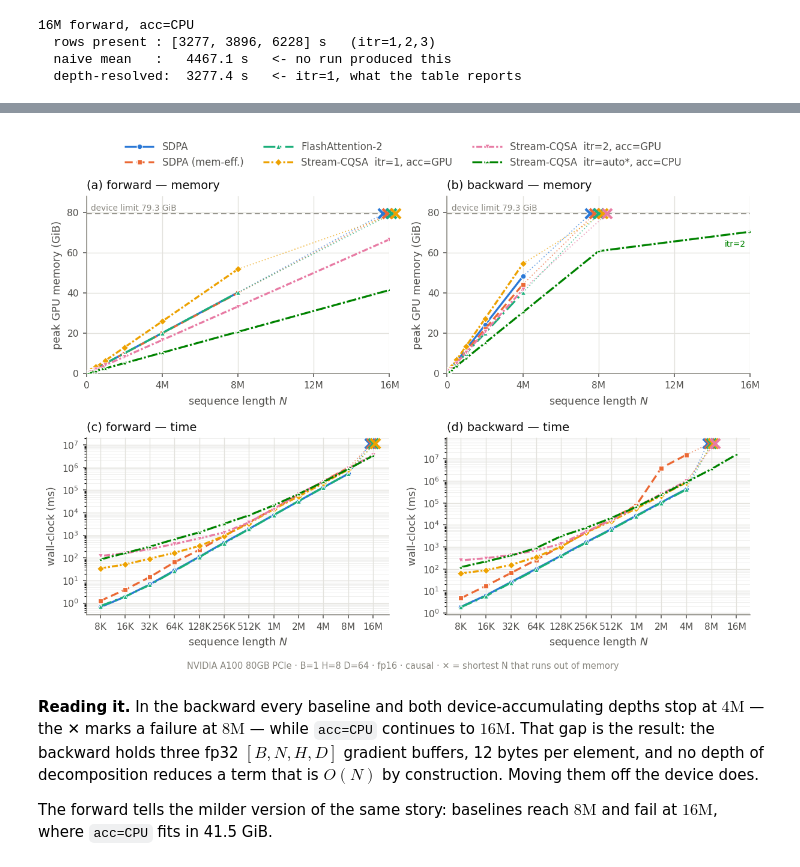
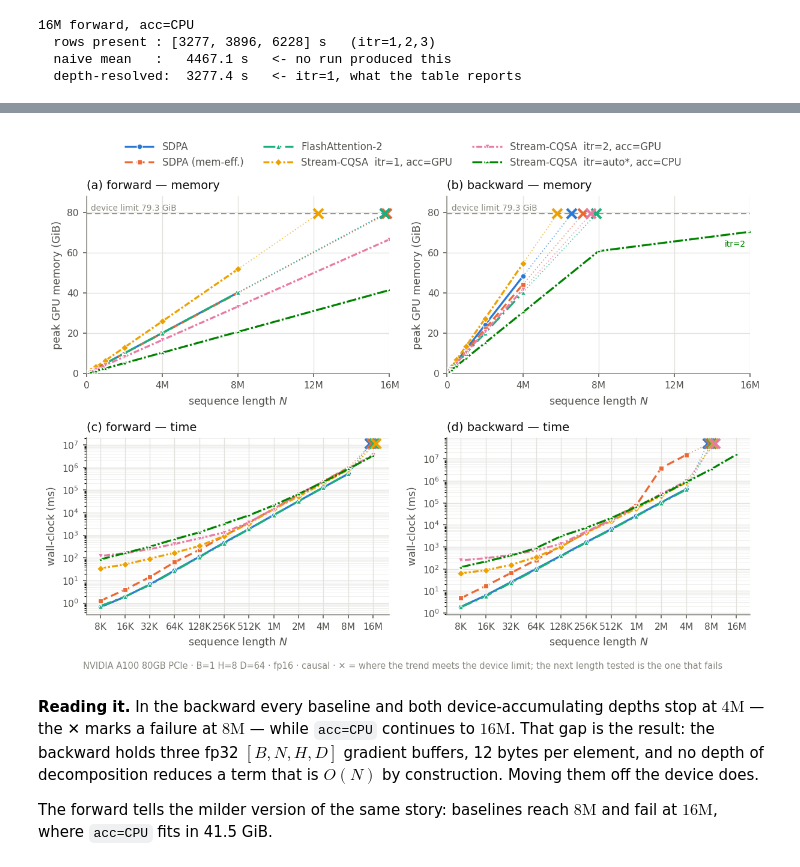
Before and after one commit to yiming-b/Stream-CQSA, a Jupyter notebook: notebooks/paper_figures.ipynb, the cells around one changed output, grey strips where cells are left out. Saved outputs shown, nothing was run; the diff lists cells and outputs as text; code cells hidden in the pictures.

```diff
--- a/notebooks/paper_figures.ipynb
+++ b/notebooks/paper_figures.ipynb
@@ -319,7 +332,20 @@ def plot_panel(ax, rows, direction, field, ylabel, title,
                 linestyle=dash, label=LABEL[m], zorder=3,
                 markeredgecolor="white", markeredgewidth=0.6)
         if oom_n is not None:
-            marks.append((oom_n, xs[-1], ys[-1], SLOT[ci]))
+            # On the memory panel, continue the measured trend to the device
+            # limit and mark where it meets it. Peak memory is linear in N, so
+            # that continuation is the line the data is already on -- and in
+            # every case here the crossing lands below the next length tested,
+            # which is the one that died. The failure becomes something the
+            # reader can see coming rather than a label asserting it.
+            cross = None
+            if capacity and len(xs) >= 2 and xs[-1] != xs[-2]:
+                slope = (ys[-1] - ys[-2]) / (xs[-1] - xs[-2])
+                if slope > 0:
+                    xc = xs[-1] + (capacity - ys[-1]) / slope
+                    if xs[-1] < xc <= oom_n:      # only if it explains THIS failure
+                        cross = xc
+            marks.append((oom_n, xs[-1], ys[-1], SLOT[ci], cross))
 
         # "auto" is the smallest depth that fits, so it steps up when the
         # previous one stops fitting -- at N=16M in the backward. On a linear
@@ -352,49 +378,54 @@ def plot_panel(ax, rows, direction, field, ylabel, title,
         ax.set_ylim(top=hi * 6 if hi else None)
         y_fail = hi * 3.2 if hi else None
 
-    # Fan co-located failures so each is visible. The x axis is logarithmic,
-    # so the offsets are multiplicative to keep the spacing even on screen.
+    # Where a projection exists each curve meets the limit at its own slope, so
+    # the marks separate themselves. Where there is none -- the time panel has
+    # no ceiling to cross -- methods failing at the same length would land on
+    # one point and hide each other, so those are fanned around the tick.
     groups = collections.defaultdict(list)
     for mk_ in marks:
-        groups[mk_[0]].append(mk_)
-    for oom_n, group in groups.items():
+        groups[mk_[0] if mk_[4] is None else None].append(mk_)
+    for _, group in groups.items():
         k = len(group)
-        for i, (_, x_last, y_last, colour) in enumerate(group):
+        for i, (n_fail, x_last, y_last, colour, cross) in enumerate(group):
             if y_fail is None:
                 continue
-            if k == 1:
-                off = oom_n
-            elif capacity:          # linear x: additive nudge
-                off = oom_n + (i - (k - 1) / 2) * 0.23e6
-            else:                   # log x: multiplicative, so spacing looks even
-                off = oom_n * (1.052 ** (i - (k - 1) / 2))
-            ax.plot([x_last, off], [y_last, y_fail], color=colour, lw=0.9,
+            if cross is not None:
+                x_mark = cross
+            elif k == 1:
+                x_mark = n_fail
+            elif capacity:
+                x_mark = n_fail + (i - (k - 1) / 2) * 0.23e6
+            else:
+                x_mark = n_fail * (1.052 ** (i - (k - 1) / 2))
+            ax.plot([x_last, x_mark], [y_last, y_fail], color=colour, lw=0.9,
                     ls=(0, (1, 2)), zorder=2, alpha=0.7)
-            ax.plot([off], [y_fail], marker="x", ms=8, mew=2.2, color=colour,
+            ax.plot([x_mark], [y_fail], marker="x", ms=8, mew=2.2, color=colour,
                     zorder=5, linestyle="none", clip_on=False)
     return drew
 
 
 fig, axes = plt.subplots(2, 2, figsize=(8.8, 6.4), squeeze=False)
 for j, d in enumerate(("fwd", "bwd")):
     name = "forward" if d == "fwd" else "backward"
     plot_panel(axes[0][j], TIMING, d, "mem_alloc_peak",
                "peak GPU memory (GiB)", f"({chr(97+j)}) {name} — memory",
                scale=1/1024, capacity=META["gpu_gib"])
     plot_panel(axes[1][j], TIMING, d, "ms",
                "wall-clock (ms)", f"({chr(99+j)}) {name} — time")
 
 handles, labels = axes[0][0].get_legend_handles_labels()
 fig.legend(handles, labels, loc="upper center", ncol=3, frameon=False,
            fontsize=8.5, labelcolor=INK2, bbox_to_anchor=(0.5, 1.005),
            handlelength=3.0)
 fig.text(0.5, 0.008, f"{META['gpu']} · B=1 H=8 D=64 · fp16 · causal · "
-         "✕ = shortest N that runs out of memory",
+         "✕ = where the trend meets the device limit; "
+         "the next length tested is the one that fails",
          ha="center", color=INK3, fontsize=7.5)
 fig.tight_layout(rect=(0, 0.02, 1, 0.94))
 plt.show()
 # %% [output]
-[figure, old version]
+[figure, new version]
 # %% [markdown]
 **Reading it.** In the backward every baseline and both device-accumulating
 depths stop at $4\mathrm{M}$ — the ✕ marks a failure at $8\mathrm{M}$ — while
```
Also changed, not shown: parts of 1 cell of this notebook, 5 other files.
